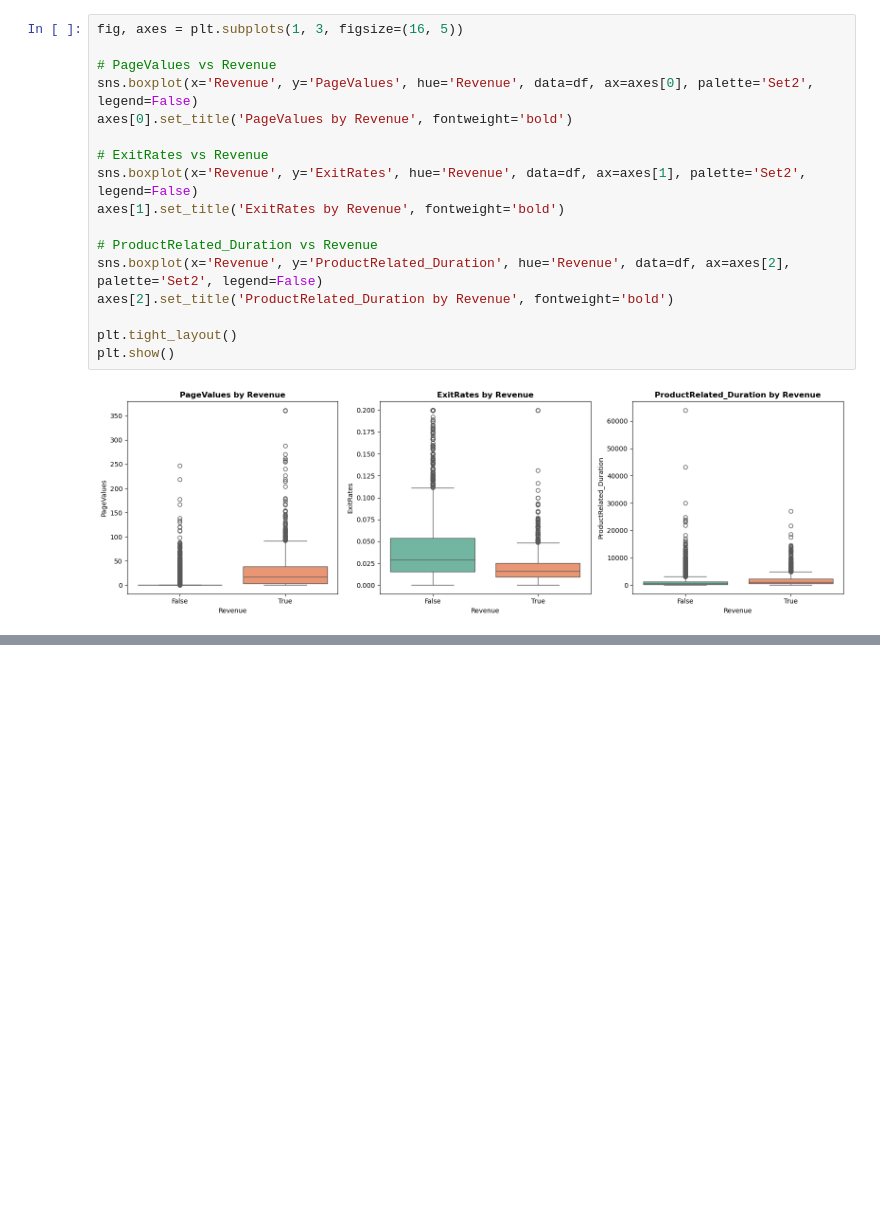
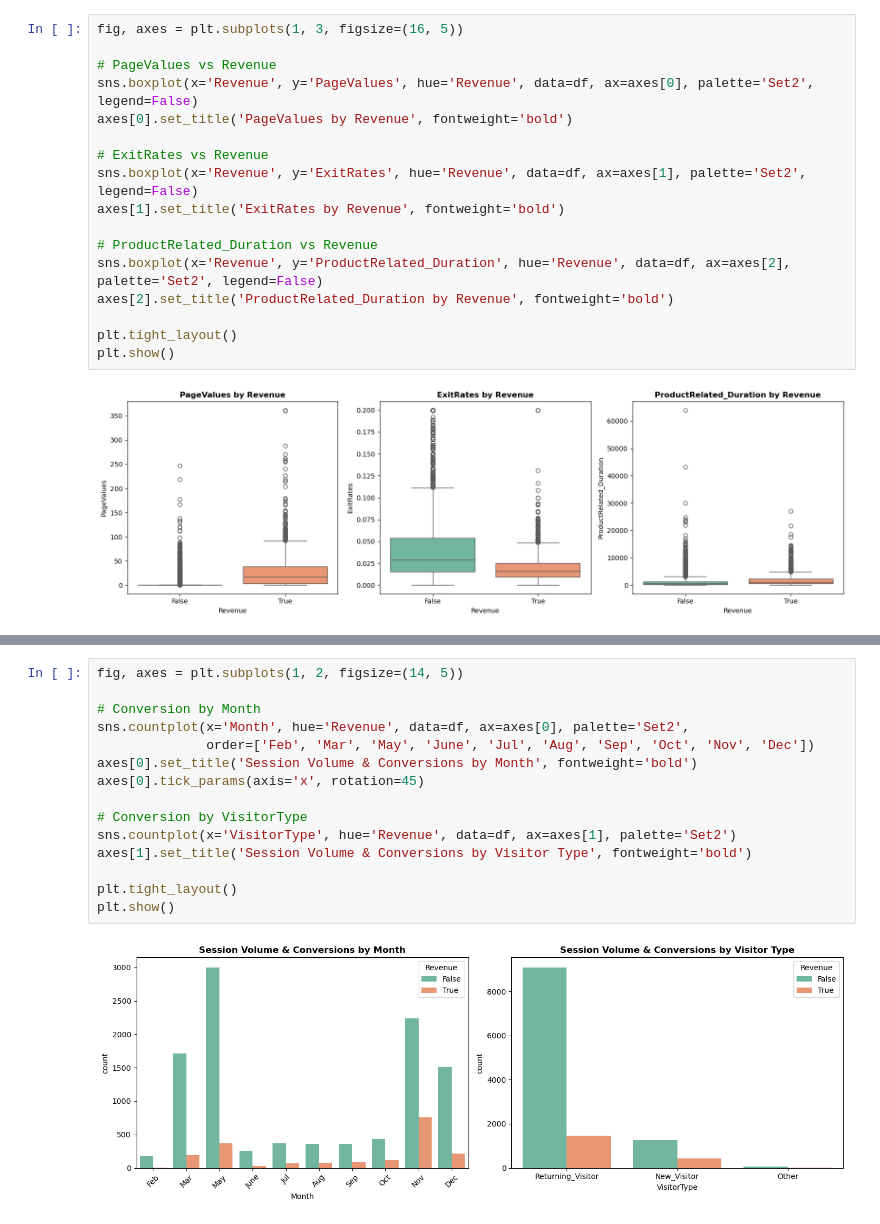
Before and after one commit to BrianKKoskei/online_shoppers_intention, a Jupyter notebook: online_shoppers_intention.ipynb, the cells around one changed output, grey strips where cells are left out. Cells and saved outputs as stored; diff of their text form; blank space fills up the shorter version.

Commit message:
Feat: Add categorical distributions for Month and VisitorType

```diff
--- a/online_shoppers_intention.ipynb
+++ b/online_shoppers_intention.ipynb
@@ -123,0 +127,17 @@ plt.show()
+# %%
+fig, axes = plt.subplots(1, 2, figsize=(14, 5))
+
+# Conversion by Month
+sns.countplot(x='Month', hue='Revenue', data=df, ax=axes[0], palette='Set2',
+              order=['Feb', 'Mar', 'May', 'June', 'Jul', 'Aug', 'Sep', 'Oct', 'Nov', 'Dec'])
+axes[0].set_title('Session Volume & Conversions by Month', fontweight='bold')
+axes[0].tick_params(axis='x', rotation=45)
+
+# Conversion by VisitorType
+sns.countplot(x='VisitorType', hue='Revenue', data=df, ax=axes[1], palette='Set2')
+axes[1].set_title('Session Volume & Conversions by Visitor Type', fontweight='bold')
+
+plt.tight_layout()
+plt.show()
+# %% [output]
+[figure, added]
```
Also changed, not shown: parts of 1 cell of this notebook, 1 other file.
